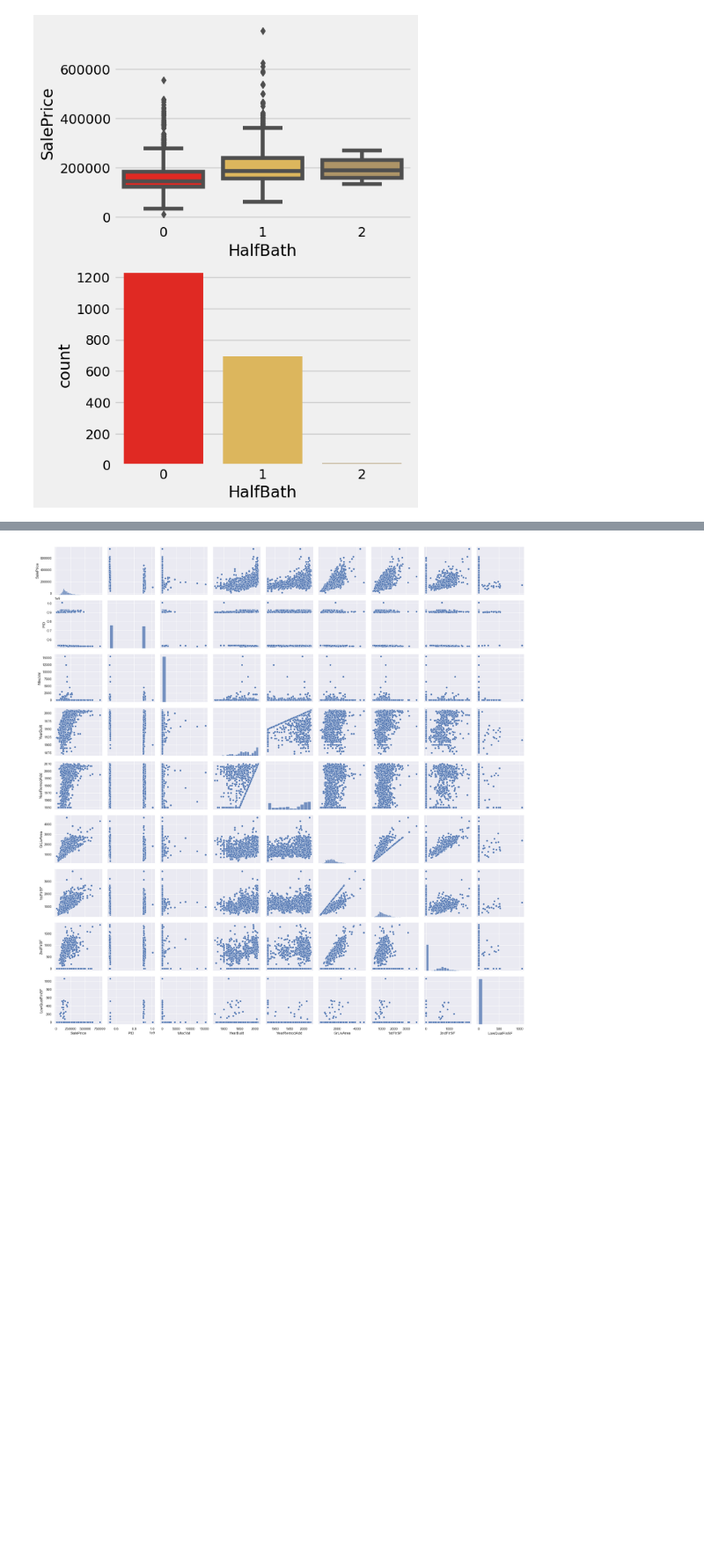
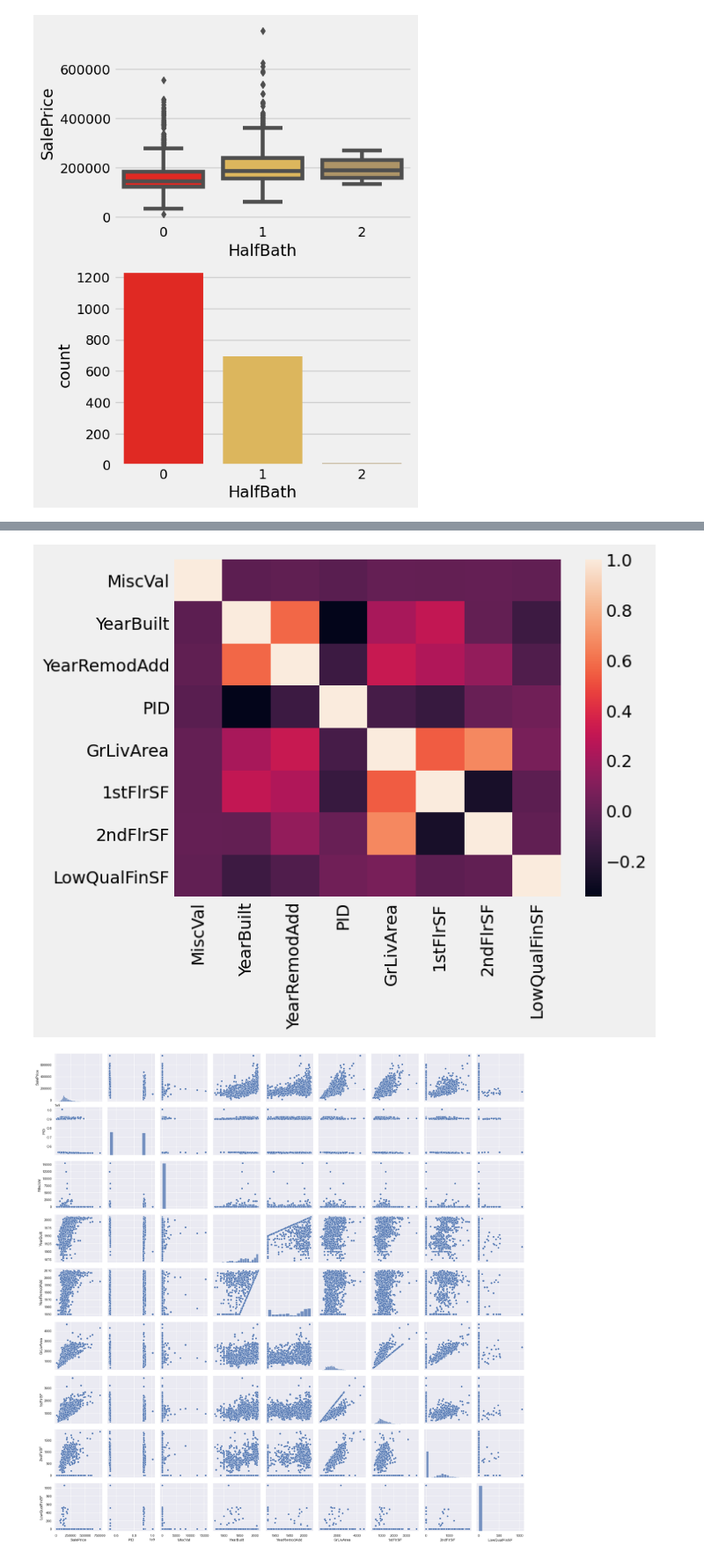
Before and after one commit to nikita-agrawal/Ames-Housing-Analysis, a Jupyter notebook: Hayden/housing_eda_hayden.ipynb, the cells around one changed output, grey strips where cells are left out. Shown at 88% size. Cells and saved outputs as stored; diff of their text form; code cells hidden in the pictures; blank space fills up the shorter version.

```diff
--- a/Hayden/housing_eda_hayden.ipynb
+++ b/Hayden/housing_eda_hayden.ipynb
@@ -183,3 +225,8 @@ plot_cat_eda('HalfBath')
+# %%
+sns.heatmap(train[numerical_features].corr())
+plt.show()
+# %% [output]
+[figure, added]
 # %%
 other_features = ['PID']
 numerical_features = ['SalePrice','PID','MiscVal','YearBuilt','YearRemodAdd','GrLivArea',
```
Also changed, not shown: parts of 9 cells of this notebook, 1 other file.
